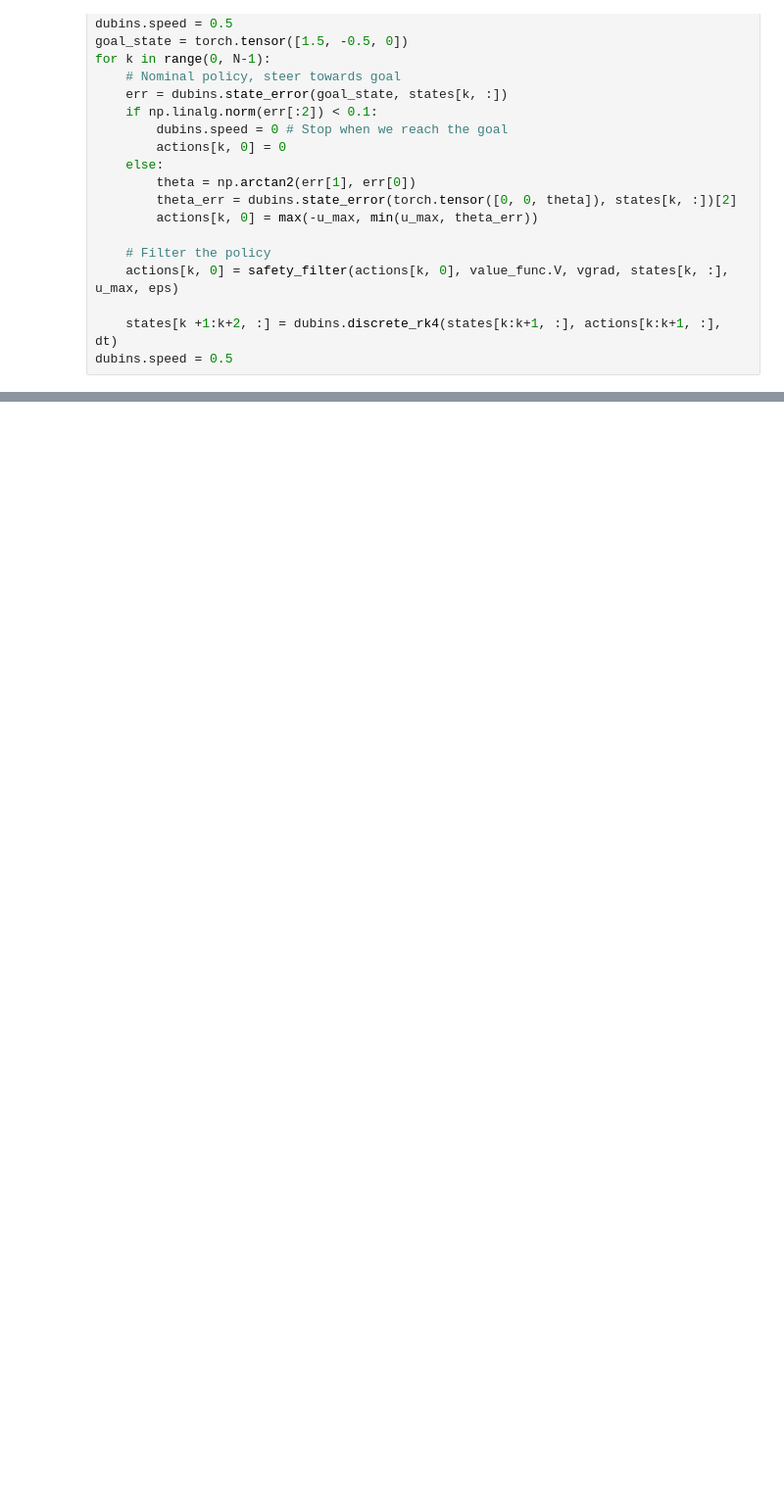
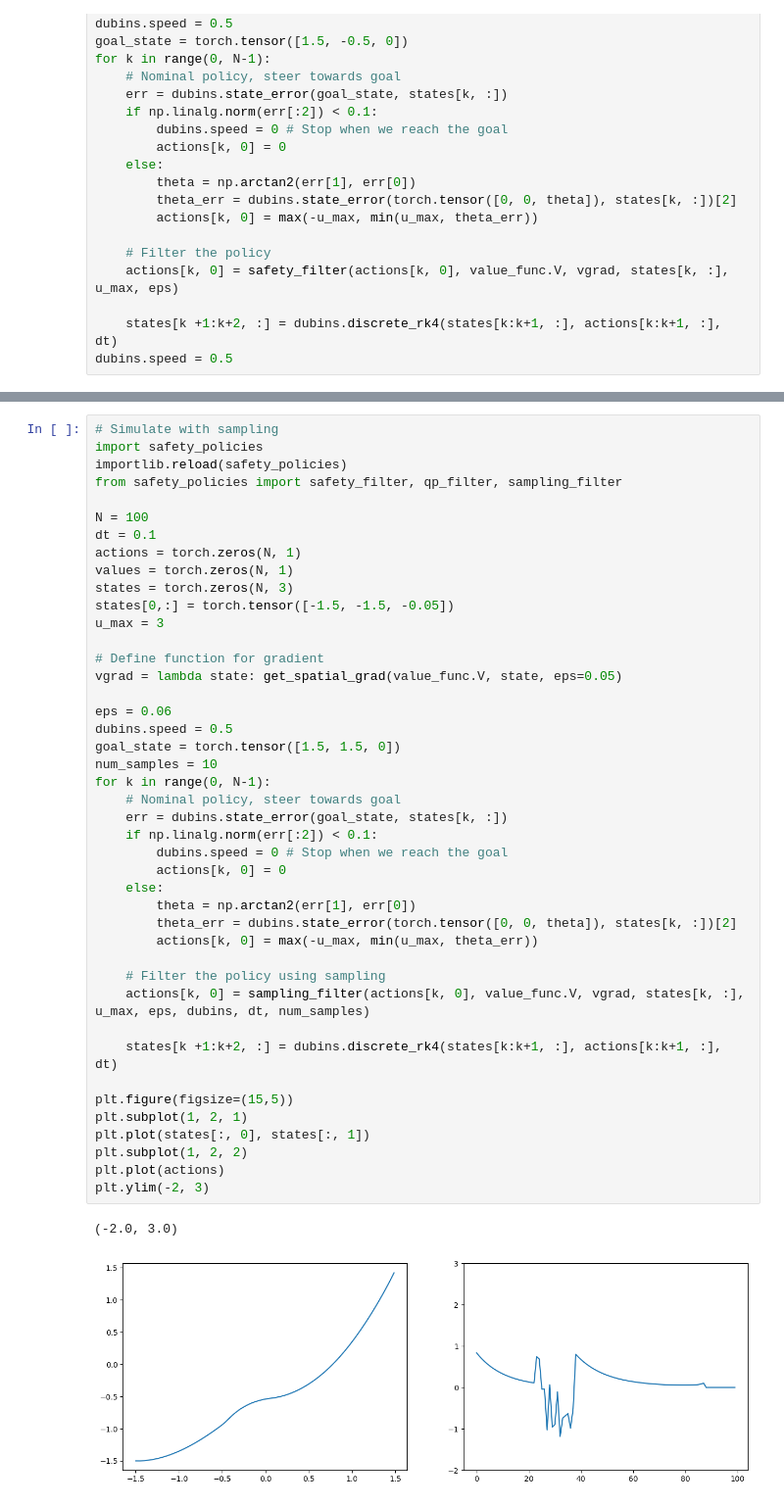
Before and after one commit to stevenwman/latent-affine-safety, a Jupyter notebook: safety_switching.ipynb, the cells around one changed output, grey strips where cells are left out. Shown at 98% size. Drawn from its saved outputs; the diff is of its cells as text; blank space fills up the shorter version.

```diff
--- a/safety_switching.ipynb
+++ b/safety_switching.ipynb
@@ -262,0 +230,46 @@ ani.save('reachability_animation.gif')  # Save as GIF
+# %%
+# Simulate with sampling
+import safety_policies
+importlib.reload(safety_policies)
+from safety_policies import safety_filter, qp_filter, sampling_filter
+
+N = 100
+dt = 0.1
+actions = torch.zeros(N, 1)
+values = torch.zeros(N, 1)
+states = torch.zeros(N, 3)
+states[0,:] = torch.tensor([-1.5, -1.5, -0.05])
+u_max = 3
+
+# Define function for gradient
+vgrad = lambda state: get_spatial_grad(value_func.V, state, eps=0.05)
+
+eps = 0.06
+dubins.speed = 0.5
+goal_state = torch.tensor([1.5, 1.5, 0])
+num_samples = 10
+for k in range(0, N-1):
+    # Nominal policy, steer towards goal
+    err = dubins.state_error(goal_state, states[k, :])
+    if np.linalg.norm(err[:2]) < 0.1:
+        dubins.speed = 0 # Stop when we reach the goal
+        actions[k, 0] = 0
+    else:
+        theta = np.arctan2(err[1], err[0])
+        theta_err = dubins.state_error(torch.tensor([0, 0, theta]), states[k, :])[2]
+        actions[k, 0] = max(-u_max, min(u_max, theta_err))
+
+    # Filter the policy using sampling
+    actions[k, 0] = sampling_filter(actions[k, 0], value_func.V, vgrad, states[k, :], u_max, eps, dubins, dt, num_samples)
+
+    states[k +1:k+2, :] = dubins.discrete_rk4(states[k:k+1, :], actions[k:k+1, :], dt)
+
+plt.figure(figsize=(15,5))
+plt.subplot(1, 2, 1)
+plt.plot(states[:, 0], states[:, 1])
+plt.subplot(1, 2, 2)
+plt.plot(actions)
+plt.ylim(-2, 3)
+# %% [output]
+(-2.0, 3.0)
+[figure, added]
```
Also changed, not shown: parts of 7 cells of this notebook, 3 other files.
